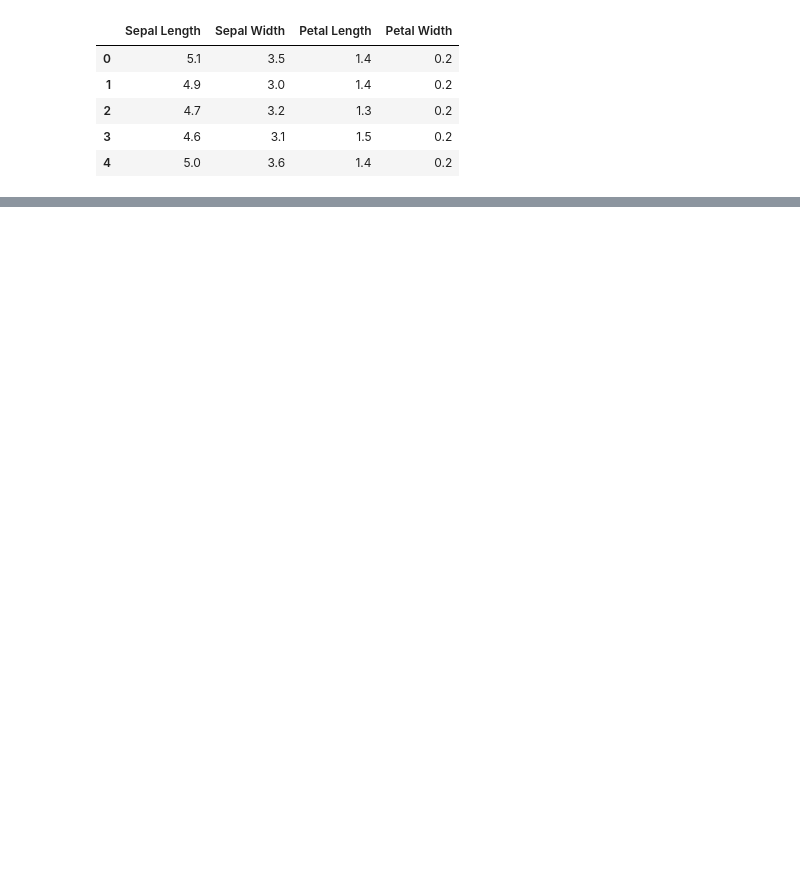
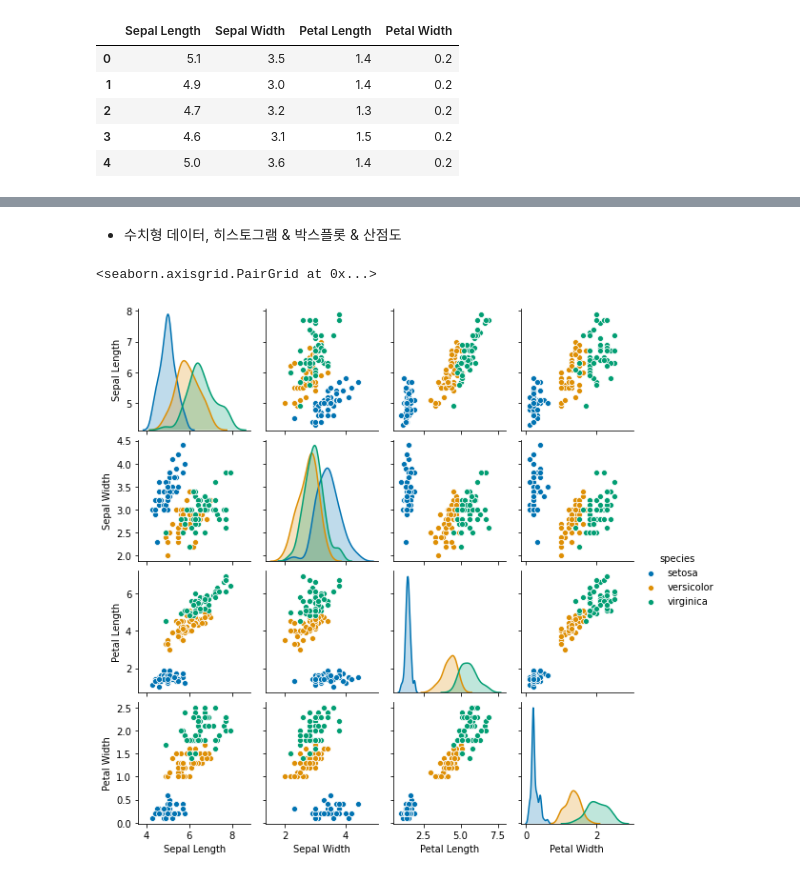
Before and after one commit to slee159/edu, a Jupyter notebook: 16일차_200818_(1)_scikit_learn.ipynb, the cells around one changed output, grey strips where cells are left out. Saved outputs shown, nothing was run; the diff lists cells and outputs as text; code cells hidden in the pictures; blank space fills up the shorter version.

```diff
--- a/16일차_200818_(1)_scikit_learn.ipynb
+++ b/16일차_200818_(1)_scikit_learn.ipynb
@@ -44,3 +44,14 @@ iris_df.head(5)
 | 2 | 4.7 | 3.2 | 1.3 | 0.2 |
 | 3 | 4.6 | 3.1 | 1.5 | 0.2 |
 | 4 | 5.0 | 3.6 | 1.4 | 0.2 |
+# %%
+# stackoverflow.com/a/46379878/1840471
+
+from sklearn import datasets
+def sklearn_to_df(sklearn_dataset):
+    df = pd.DataFrame(sklearn_dataset.data, columns=sklearn_dataset.feature_names)
+    df['target'] = pd.Series(sklearn_dataset.target)
+    return df
+
+df_iris = sklearn_to_df(load_iris())
+print(df_iris.head(3).to_markdown())
@@ -46,0 +67,12 @@ iris_df.head(5)
+# %%
+temp_data = df_iris.copy()
+
+# column 명 바꾸기
+temp_data.columns = ['Sepal Length', "Sepal Width", 'Petal Length', 'Petal Width','species']
+temp_data.info()
+
+# map ( 0 -> "setosa")
+replace_fct = {0: "setosa", 1: "versicolor", 2: "virginica"}
+
+temp_data['species'] = temp_data['species'].map(replace_fct)
+print(temp_data.head(3))
@@ -46,0 +96,8 @@ iris_df.head(5)
+# %% [markdown]
+- 수치형 데이터, 히스토그램 & 박스플롯 & 산점도
+# %%
+import seaborn as sns
+sns.pairplot(temp_data, hue="species", height = 2, palette = 'colorblind')
+# %% [output]
+<seaborn.axisgrid.PairGrid at 0x...>
+[figure, added]
```
Also changed, not shown: parts of 16 cells of this notebook.
